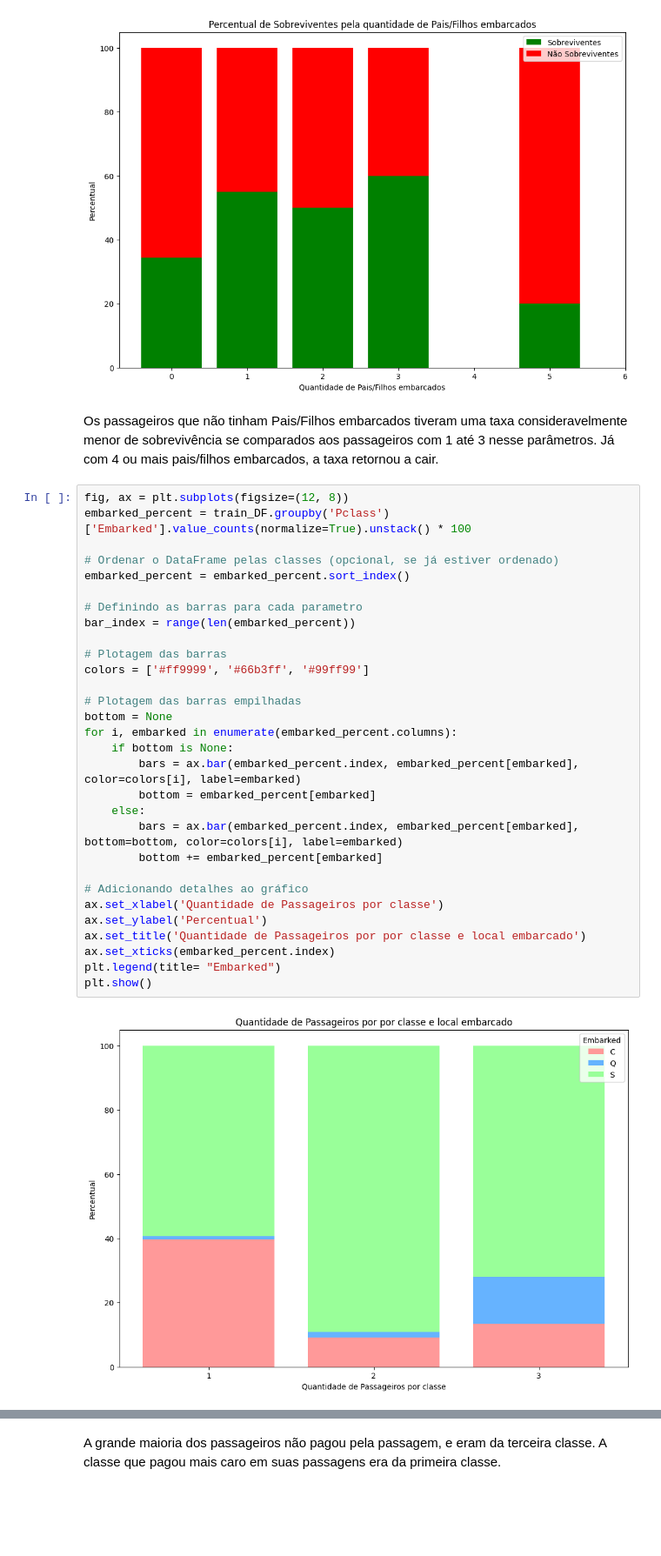
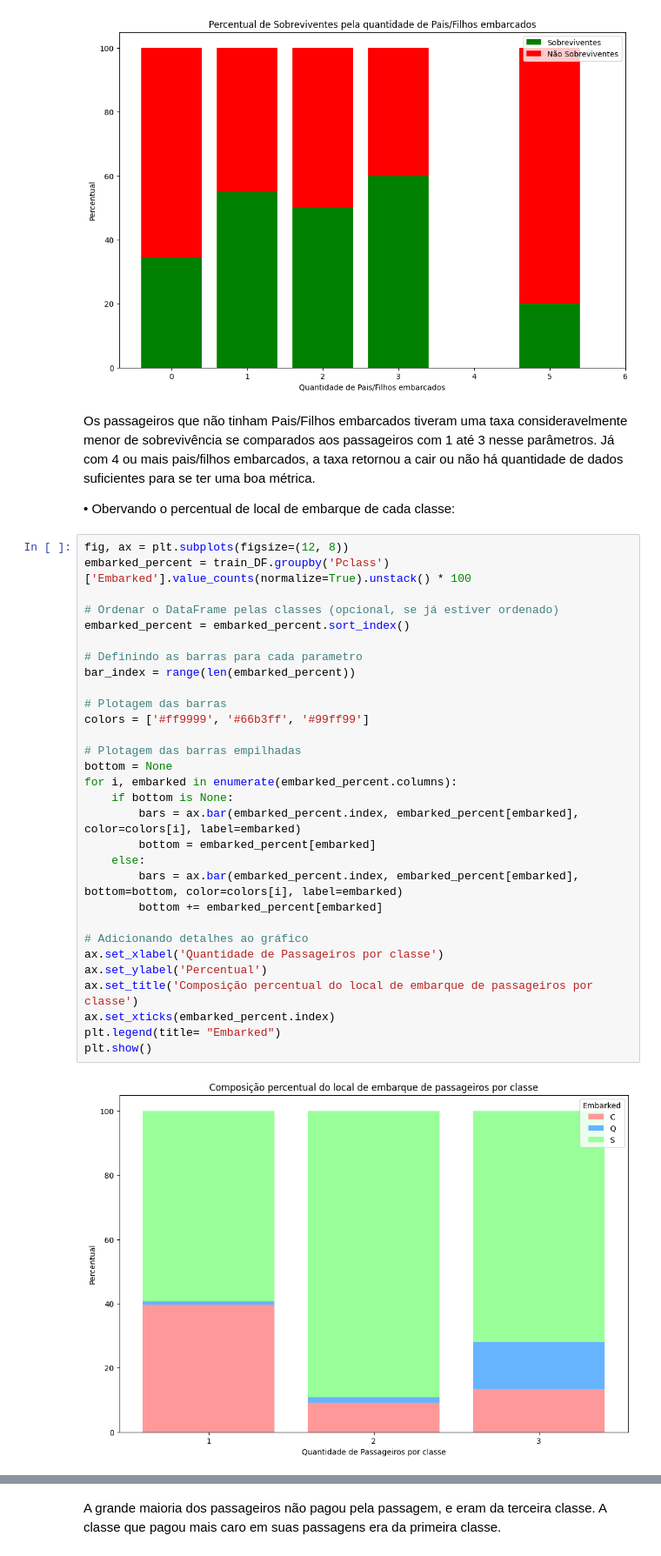
Before and after one commit to LSouzaCosta/DataScience, a Jupyter notebook: Titanic/01_EDA_titanic.ipynb, the cells around one changed output, grey strips where cells are left out. Shown at 87% size. Cells and saved outputs as stored; diff of their text form; blank space fills up the shorter version.

```diff
--- a/Titanic/01_EDA_titanic.ipynb
+++ b/Titanic/01_EDA_titanic.ipynb
@@ -233,39 +284,41 @@ plt.show()
 # %% [output]
 [figure]
 # %% [markdown]
-Os passageiros que não tinham Pais/Filhos embarcados tiveram uma taxa consideravelmente menor de sobrevivência se comparados aos passageiros com 1 até 3 nesse parâmetros. Já com 4 ou mais pais/filhos embarcados, a taxa retornou a cair.
+Os passageiros que não tinham Pais/Filhos embarcados tiveram uma taxa consideravelmente menor de sobrevivência se comparados aos passageiros com 1 até 3 nesse parâmetros. Já com 4 ou mais pais/filhos embarcados, a taxa retornou a cair ou não há quantidade de dados suficientes para se ter uma boa métrica.
+
+• Obervando o percentual de local de embarque de cada classe:
 # %%
 fig, ax = plt.subplots(figsize=(12, 8))
 embarked_percent = train_DF.groupby('Pclass')['Embarked'].value_counts(normalize=True).unstack() * 100
 
 # Ordenar o DataFrame pelas classes (opcional, se já estiver ordenado)
 embarked_percent = embarked_percent.sort_index()
 
 # Definindo as barras para cada parametro
 bar_index = range(len(embarked_percent))
 
 # Plotagem das barras
 colors = ['#ff9999', '#66b3ff', '#99ff99']
 
 # Plotagem das barras empilhadas
 bottom = None
 for i, embarked in enumerate(embarked_percent.columns):
     if bottom is None:
         bars = ax.bar(embarked_percent.index, embarked_percent[embarked], color=colors[i], label=embarked)
         bottom = embarked_percent[embarked]
     else:
         bars = ax.bar(embarked_percent.index, embarked_percent[embarked], bottom=bottom, color=colors[i], label=embarked)
         bottom += embarked_percent[embarked]
 
 # Adicionando detalhes ao gráfico
 ax.set_xlabel('Quantidade de Passageiros por classe')
 ax.set_ylabel('Percentual')
-ax.set_title('Quantidade de Passageiros por por classe e local embarcado')
+ax.set_title('Composição percentual do local de embarque de passageiros por classe')
 ax.set_xticks(embarked_percent.index)
 plt.legend(title= "Embarked")
 plt.show()
 # %% [output]
-[figure, old version]
+[figure, new version]
 # %% [markdown]
 A grande maioria das pessoas embarcou no porto S, de todas as três classes, mas principalmente da segunda.
 Pouco menos da metade dos passageiros da primeira classe embarcaram no porto C, e a grande maioria dos passageiros que embarcaram no porto Q eram da terceira classe.
```
Also changed, not shown: parts of 23 cells of this notebook, 1 other file.
